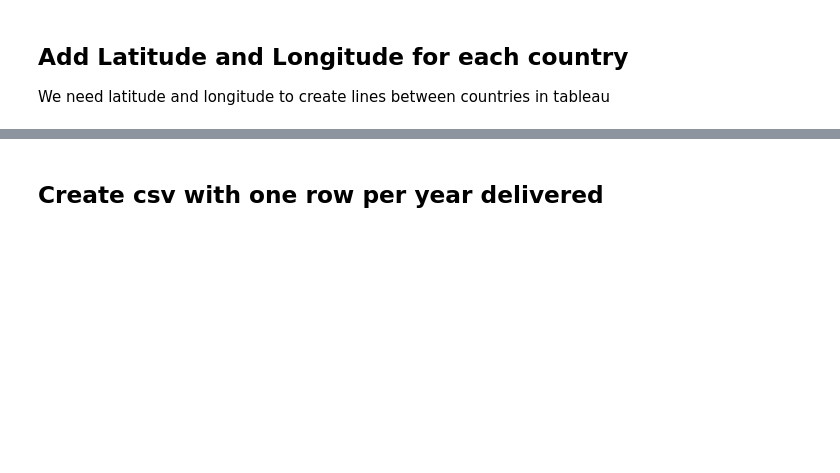
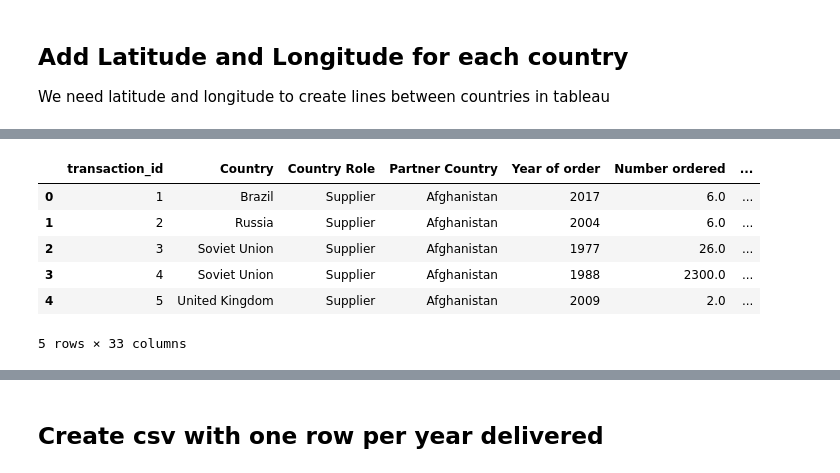
Before and after one commit to ClaytonB-3/arms-trade-proj, a Jupyter notebook: data_cleaning.ipynb, the cells around one changed output, grey strips where cells are left out. Drawn from its saved outputs; the diff is of its cells as text; code cells hidden in the pictures; blank space fills up the shorter version.

```diff
--- a/data_cleaning.ipynb
+++ b/data_cleaning.ipynb
@@ -561,4 +872,12 @@ melt_wdi_sipri_merge.head()
 # %%
-melt_wdi_sipri_merge = melt_wdi_sipri_merge[melt_wdi_sipri_merge['Year of order']>=2000]
+melt_wdi_sipri_merge = melt_wdi_sipri_merge[melt_wdi_sipri_merge['Year of order']>=1960]
 melt_wdi_sipri_merge.head()
+# %% [output]
+|  | transaction_id | Country | Country Role | Partner Country | Year of order | Number ordered | ... |
+| 0 | 1 | Brazil | Supplier | Afghanistan | 2017 | 6.0 | ... |
+| 1 | 2 | Russia | Supplier | Afghanistan | 2004 | 6.0 | ... |
+| 2 | 3 | Soviet Union | Supplier | Afghanistan | 1977 | 26.0 | ... |
+| 3 | 4 | Soviet Union | Supplier | Afghanistan | 1988 | 2300.0 | ... |
+| 4 | 5 | United Kingdom | Supplier | Afghanistan | 2009 | 2.0 | ... |
+5 rows × 33 columns
 # %%
```
Also changed, not shown: parts of 38 cells of this notebook, 5 other files.
